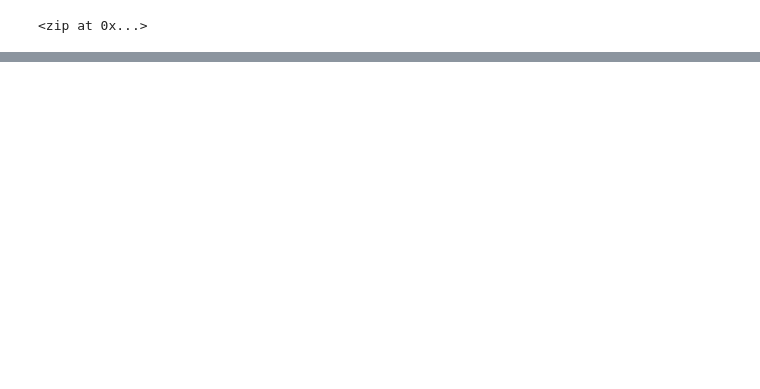
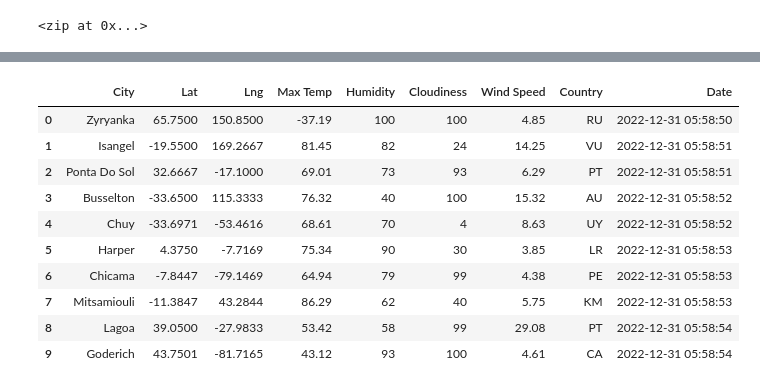
Before and after one commit to LukeTaylorDS/World_Weather_Analysis, a Jupyter notebook: WeatherPy.ipynb, the cells around one changed output, grey strips where cells are left out. Drawn from its saved outputs; the diff is of its cells as text; code cells hidden in the pictures; blank space fills up the shorter version.

```diff
--- a/WeatherPy.ipynb
+++ b/WeatherPy.ipynb
@@ -4,6 +4,13 @@ import pandas as pd
 import matplotlib.pyplot as plt
 import numpy as np
 from citipy import citipy
+import requests as req
+import time
+from datetime import datetime
+
+from config import weather_api_key
+
+url = "http://api.openweathermap.org/data/2.5/weather?units=Imperial&APPID=" + weather_api_key
 # %%
 # Create a set of random latitude and longitude combinations.
 lats = np.random.uniform(low=-90.000, high=90.000, size=1500)
@@ -31,0 +121,16 @@ len(cities)
+# %%
+# Convert the array of dictionaries to a Pandas DataFrame.
+city_data_df = pd.DataFrame(city_data)
+city_data_df.head(10)
+# %% [output]
+|  | City | Lat | Lng | Max Temp | Humidity | Cloudiness | Wind Speed | Country | Date |
+| 0 | Zyryanka | 65.7500 | 150.8500 | -37.19 | 100 | 100 | 4.85 | RU | 2022-12-31 05:58:50 |
+| 1 | Isangel | -19.5500 | 169.2667 | 81.45 | 82 | 24 | 14.25 | VU | 2022-12-31 05:58:51 |
+| 2 | Ponta Do Sol | 32.6667 | -17.1000 | 69.01 | 73 | 93 | 6.29 | PT | 2022-12-31 05:58:51 |
+| 3 | Busselton | -33.6500 | 115.3333 | 76.32 | 40 | 100 | 15.32 | AU | 2022-12-31 05:58:52 |
+| 4 | Chuy | -33.6971 | -53.4616 | 68.61 | 70 | 4 | 8.63 | UY | 2022-12-31 05:58:52 |
+| 5 | Harper | 4.3750 | -7.7169 | 75.34 | 90 | 30 | 3.85 | LR | 2022-12-31 05:58:53 |
+| 6 | Chicama | -7.8447 | -79.1469 | 64.94 | 79 | 99 | 4.38 | PE | 2022-12-31 05:58:53 |
+| 7 | Mitsamiouli | -11.3847 | 43.2844 | 86.29 | 62 | 40 | 5.75 | KM | 2022-12-31 05:58:53 |
+| 8 | Lagoa | 39.0500 | -27.9833 | 53.42 | 58 | 99 | 29.08 | PT | 2022-12-31 05:58:54 |
+| 9 | Goderich | 43.7501 | -81.7165 | 43.12 | 93 | 100 | 4.61 | CA | 2022-12-31 05:58:54 |
```
Also changed, not shown: parts of 5 cells of this notebook, 6 other files.
